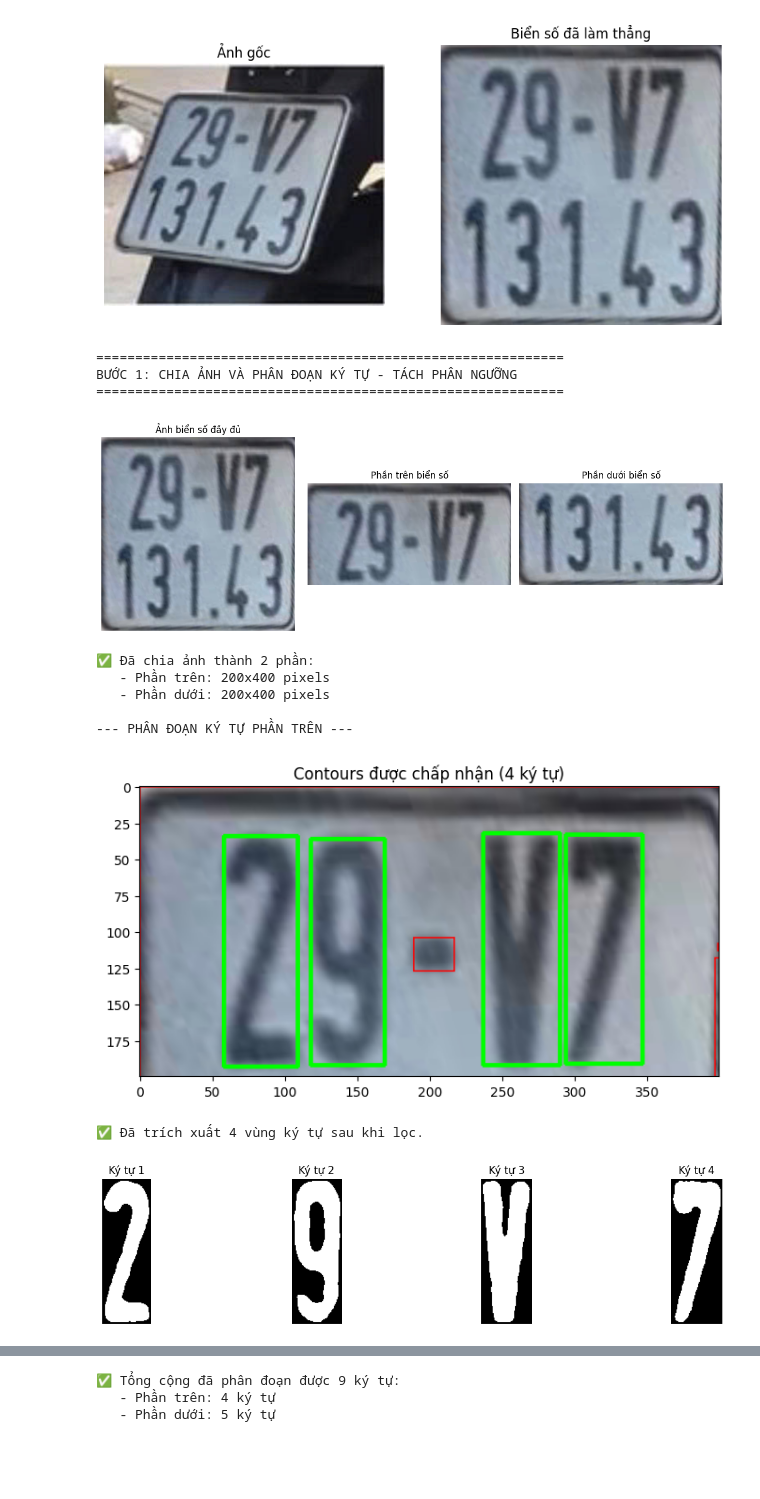
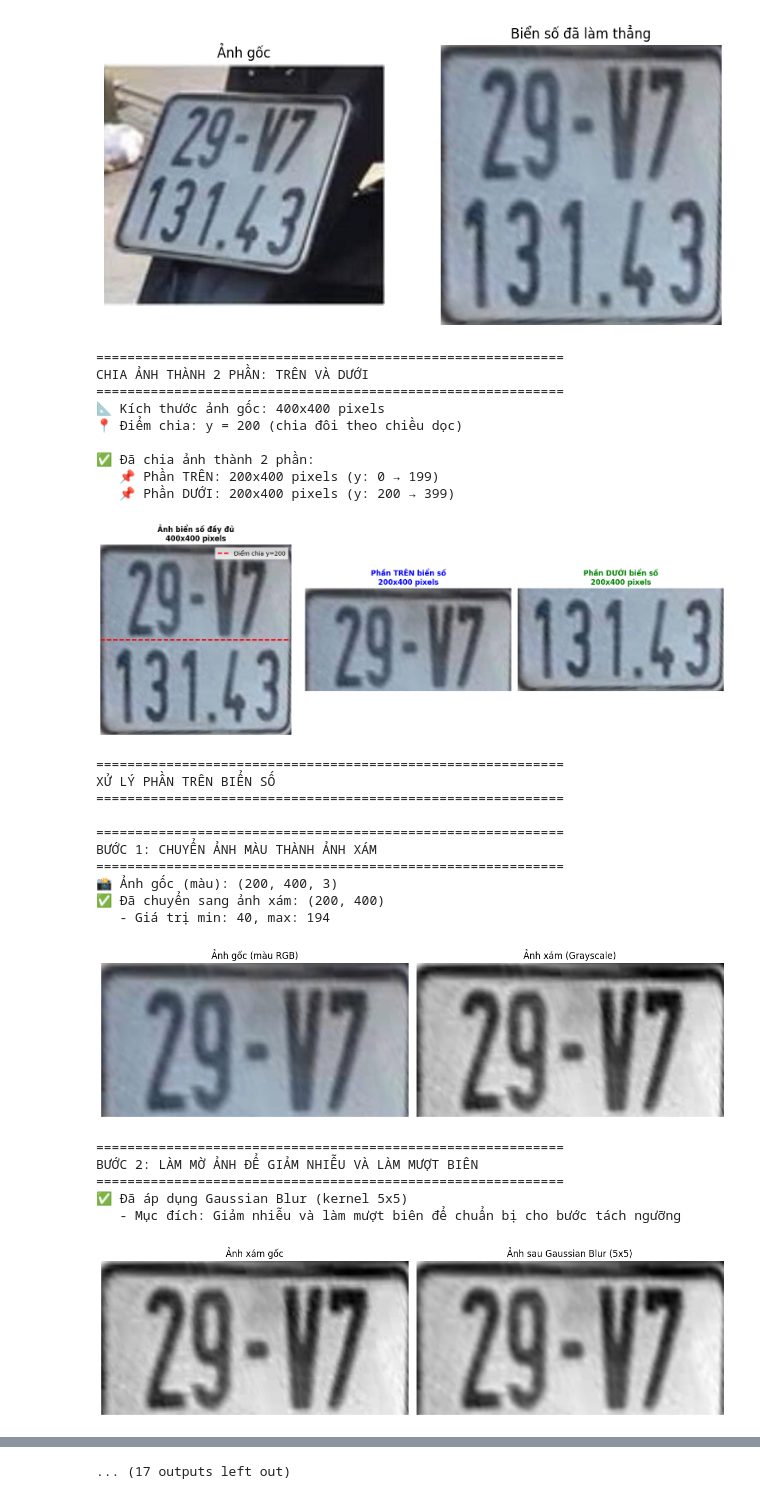
Before and after one commit to manhwork/BTL_XLA_KNN, a Jupyter notebook: BTL_XLA_KNN.ipynb, the cells around one changed output, grey strips where cells are left out. Drawn from its saved outputs; the diff is of its cells as text; code cells hidden in the pictures; blank space fills up the shorter version.

```diff
--- a/BTL_XLA_KNN.ipynb
+++ b/BTL_XLA_KNN.ipynb
@@ -374,48 +489,60 @@ def segment_characters_debug(img_rectified, show_debug=True):
 # BƯỚC QUAN TRỌNG: Chia ảnh biển số thành 2 phần (trên và dưới)
 # Sau đó phân đoạn ký tự từng phần riêng biệt
 print("\n" + "="*60)
-print("BƯỚC 1: CHIA ẢNH VÀ PHÂN ĐOẠN KÝ TỰ - TÁCH PHÂN NGƯỠNG")
+print("CHIA ẢNH THÀNH 2 PHẦN: TRÊN VÀ DƯỚI")
 print("="*60)
 
 # Chia ảnh biển số thành 2 phần: trên và dưới
 H, W = img_rectified.shape[:2]
 split_y = H // 2  # Chia đôi theo chiều dọc
 
+print(f"📐 Kích thước ảnh gốc: {H}x{W} pixels")
+print(f"📍 Điểm chia: y = {split_y} (chia đôi theo chiều dọc)")
+
 img_top = img_rectified[0:split_y, :]      # Phần trên
 img_bottom = img_rectified[split_y:, :]    # Phần dưới
 
+print(f"\n✅ Đã chia ảnh thành 2 phần:")
+print(f"   📌 Phần TRÊN: {img_top.shape[0]}x{img_top.shape[1]} pixels (y: 0 → {split_y-1})")
+print(f"   📌 Phần DƯỚI: {img_bottom.shape[0]}x{img_bottom.shape[1]} pixels (y: {split_y} → {H-1})")
+
 # Hiển thị 2 phần đã chia
-plt.figure(figsize=(12, 4))
+plt.figure(figsize=(15, 5))
 plt.subplot(1, 3, 1)
 plt.imshow(img_rectified)
-plt.title("Ảnh biển số đầy đủ")
+plt.title(f"Ảnh biển số đầy đủ\n{H}x{W} pixels", fontsize=12, weight='bold')
 plt.axis('off')
+# Vẽ đường chia
+plt.axhline(y=split_y, color='red', linestyle='--', linewidth=2, label=f'Điểm chia y={split_y}')
+plt.legend()
 
 plt.subplot(1, 3, 2)
 plt.imshow(img_top)
-plt.title("Phần trên biển số")
+plt.title(f"Phần TRÊN biển số\n{img_top.shape[0]}x{img_top.shape[1]} pixels",
+         fontsize=12, weight='bold', color='blue')
 plt.axis('off')
 
 plt.subplot(1, 3, 3)
 plt.imshow(img_bottom)
-plt.title("Phần dưới biển số")
+plt.title(f"Phần DƯỚI biển số\n{img_bottom.shape[0]}x{img_bottom.shape[1]} pixels",
+         fontsize=12, weight='bold', color='green')
 plt.axis('off')
 plt.tight_layout()
 plt.show()
 
-print(f"\n✅ Đã chia ảnh thành 2 phần:")
-print(f"   - Phần trên: {img_top.shape[0]}x{img_top.shape[1]} pixels")
-print(f"   - Phần dưới: {img_bottom.shape[0]}x{img_bottom.shape[1]} pixels")
-
 # Phân đoạn ký tự từ phần trên
-print("\n--- PHÂN ĐOẠN KÝ TỰ PHẦN TRÊN ---")
-char_images_top = segment_characters_debug(img_top, show_debug=False)
-print(f"✅ Đã phân đoạn được {len(char_images_top)} ký tự từ phần trên")
+print("\n" + "="*60)
+print("XỬ LÝ PHẦN TRÊN BIỂN SỐ")
+print("="*60)
+char_images_top = segment_characters_debug(img_top, show_debug=True)
+print(f"\n✅ Tổng kết phần TRÊN: Đã phân đoạn được {len(char_images_top)} ký tự")
 
 # Phân đoạn ký tự từ phần dưới
-print("\n--- PHÂN ĐOẠN KÝ TỰ PHẦN DƯỚI ---")
-char_images_bottom = segment_characters_debug(img_bottom, show_debug=False)
-print(f"✅ Đã phân đoạn được {len(char_images_bottom)} ký tự từ phần dưới")
+print("\n" + "="*60)
+print("XỬ LÝ PHẦN DƯỚI BIỂN SỐ")
+print("="*60)
+char_images_bottom = segment_characters_debug(img_bottom, show_debug=True)
+print(f"\n✅ Tổng kết phần DƯỚI: Đã phân đoạn được {len(char_images_bottom)} ký tự")
 
 # Hiển thị tất cả ký tự đã phân đoạn
 if len(char_images_top) > 0 or len(char_images_bottom) > 0:
@@ -434,39 +561,54 @@ if len(char_images_top) > 0 or len(char_images_bottom) > 0:
     # Ẩn các subplot không sử dụng
     for i in range(len(char_images_top), max_chars):
         axes[0, i].axis('off')
 
     # Hiển thị ký tự phần dưới
     for i in range(len(char_images_bottom)):
         axes[1, i].imshow(char_images_bottom[i], cmap='gray')
         axes[1, i].set_title(f"Dưới-{i+1}", fontsize=10)
         axes[1, i].axis('off')
     # Ẩn các subplot không sử dụng
     for i in range(len(char_images_bottom), max_chars):
         axes[1, i].axis('off')
 
     plt.suptitle(f"Ký tự đã phân đoạn: {len(char_images_top)} ký tự trên, {len(char_images_bottom)} ký tự dưới",
                 fontsize=12, y=0.98)
     plt.tight_layout()
     plt.show()
 
 # Kết hợp tất cả ký tự (trên trước, dưới sau)
 char_images = char_images_top + char_images_bottom
 char_images_info = [('top', i) for i in range(len(char_images_top))] + \
                    [('bottom', i) for i in range(len(char_images_bottom))]
 
 print(f"\n✅ Tổng cộng đã phân đoạn được {len(char_images)} ký tự:")
 print(f"   - Phần trên: {len(char_images_top)} ký tự")
 print(f"   - Phần dưới: {len(char_images_bottom)} ký tự")
 # %% [output]
 ============================================================
-BƯỚC 1: CHIA ẢNH VÀ PHÂN ĐOẠN KÝ TỰ - TÁCH PHÂN NGƯỠNG
+CHIA ẢNH THÀNH 2 PHẦN: TRÊN VÀ DƯỚI
 ============================================================
+📐 Kích thước ảnh gốc: 400x400 pixels
+📍 Điểm chia: y = 200 (chia đôi theo chiều dọc)
+
+✅ Đã chia ảnh thành 2 phần:
+   📌 Phần TRÊN: 200x400 pixels (y: 0 → 199)
+   📌 Phần DƯỚI: 200x400 pixels (y: 200 → 399)
-[figure, old version]
+[figure, new version]
-✅ Đã chia ảnh thành 2 phần:
-   - Phần trên: 200x400 pixels
-   - Phần dưới: 200x400 pixels
+============================================================
+XỬ LÝ PHẦN TRÊN BIỂN SỐ
+============================================================
 
---- PHÂN ĐOẠN KÝ TỰ PHẦN TRÊN ---
+============================================================
+BƯỚC 1: CHUYỂN ẢNH MÀU THÀNH ẢNH XÁM
+============================================================
+📸 Ảnh gốc (màu): (200, 400, 3)
+✅ Đã chuyển sang ảnh xám: (200, 400)
+   - Giá trị min: 40, max: 194
-[figure, old version]
+[figure, new version]
-✅ Đã trích xuất 4 vùng ký tự sau khi lọc.
+============================================================
+BƯỚC 2: LÀM MỜ ẢNH ĐỂ GIẢM NHIỄU VÀ LÀM MƯỢT BIÊN
+============================================================
+✅ Đã áp dụng Gaussian Blur (kernel 5x5)
+   - Mục đích: Giảm nhiễu và làm mượt biên để chuẩn bị cho bước tách ngưỡng
-[figure, old version]
+[figure, new version]
@@ -481,6 +649,4 @@ BƯỚC 1: CHIA ẢNH VÀ PHÂN ĐOẠN KÝ TỰ - TÁCH PHÂN NGƯỠNG
-✅ Tổng cộng đã phân đoạn được 9 ký tự:
-   - Phần trên: 4 ký tự
-   - Phần dưới: 5 ký tự
+... (17 outputs left out)
 # %%
 # ==================== NHẬN DIỆN KÝ TỰ TỪ BIỂN SỐ ====================
 # BƯỚC 2: NHẬN DIỆN KÝ TỰ (SAU BƯỚC TÁCH PHÂN NGƯỠNG)
```
Also changed, not shown: parts of 4 cells of this notebook, 6 other files.
